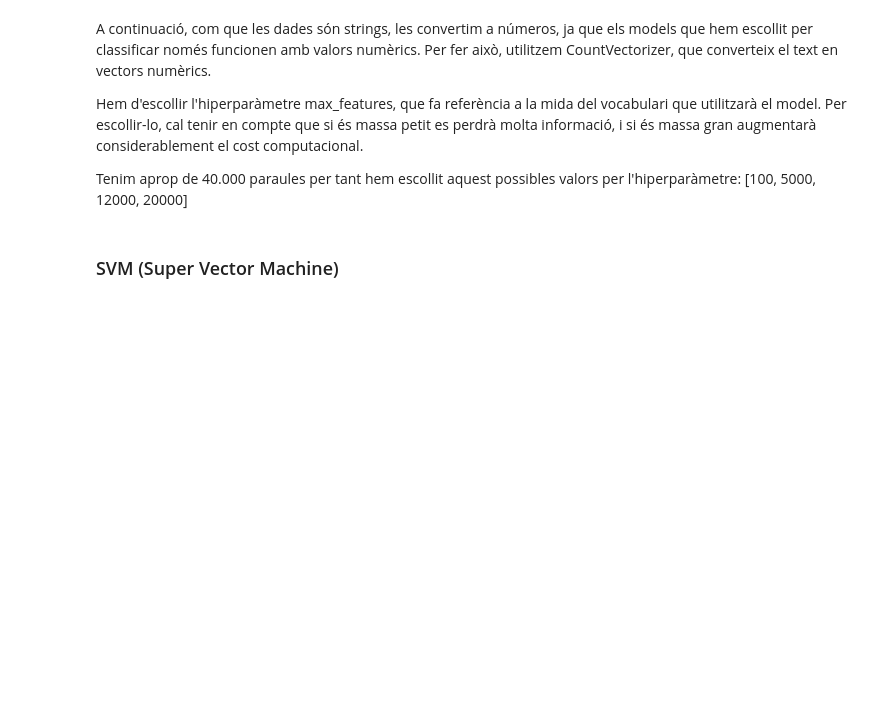
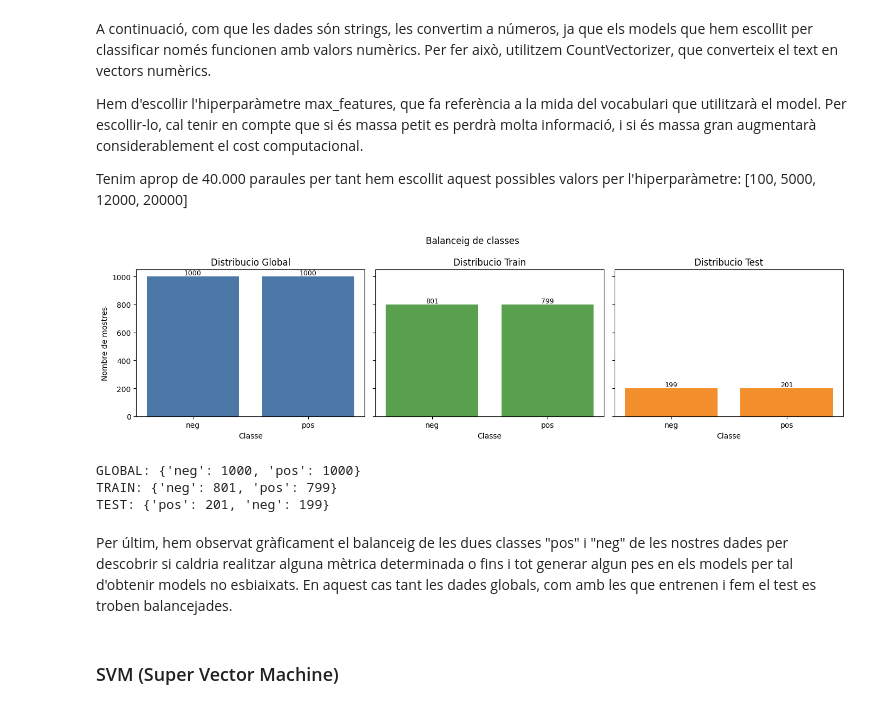
Before and after one commit to ashlieventura/Practica_2_plh, a Jupyter notebook: practica_2.ipynb, the cells around one changed output. Cells and saved outputs as stored; diff of their text form; code cells hidden in the pictures; blank space fills up the shorter version.

```diff
--- a/practica_2.ipynb
+++ b/practica_2.ipynb
@@ -91,6 +91,52 @@ A continuació, com que les dades són strings, les convertim a números, ja que
 Hem d'escollir l'hiperparàmetre max_features, que fa referència a la mida del vocabulari que utilitzarà el model. Per escollir-lo, cal tenir en compte que si és massa petit es perdrà molta informació, i si és massa gran augmentarà considerablement el cost computacional.
 
 Tenim aprop de 40.000 paraules per tant hem escollit aquest possibles valors per l'hiperparàmetre: [100, 5000, 12000, 20000]
+# %%
+# Comprovacio de balanc de classes (global, train i test)
+from collections import Counter
+import matplotlib.pyplot as plt
+
+global_counts = Counter(labels)
+train_counts = Counter(y_train)
+test_counts = Counter(y_test)
+
+classes = sorted(global_counts.keys())
+global_values = [global_counts.get(c, 0) for c in classes]
+train_values = [train_counts.get(c, 0) for c in classes]
+test_values = [test_counts.get(c, 0) for c in classes]
+
+fig, axes = plt.subplots(1, 3, figsize=(14, 4), sharey=True)
+
+axes[0].bar(classes, global_values, color="#4C78A8")
+axes[0].set_title("Distribucio Global")
+axes[0].set_ylabel("Nombre de mostres")
+
+axes[1].bar(classes, train_values, color="#59A14F")
+axes[1].set_title("Distribucio Train")
+
+axes[2].bar(classes, test_values, color="#F28E2B")
+axes[2].set_title("Distribucio Test")
+
+for ax, vals in zip(axes, [global_values, train_values, test_values]):
+    for i, v in enumerate(vals):
+        ax.text(i, v, str(v), ha="center", va="bottom", fontsize=9)
+    ax.set_xlabel("Classe")
+
+plt.suptitle("Balanceig de classes")
+plt.tight_layout()
+plt.show()
+
+print("GLOBAL:", dict(global_counts))
+print("TRAIN:", dict(train_counts))
+print("TEST:", dict(test_counts))
+# %% [output]
+[figure, added]
+GLOBAL: {'neg': 1000, 'pos': 1000}
+TRAIN: {'neg': 801, 'pos': 799}
+TEST: {'pos': 201, 'neg': 199}
+# %% [markdown]
+Per últim, hem observat gràficament el balanceig de les dues classes "pos" i "neg" de les nostres dades per descobrir si caldria realitzar alguna mètrica determinada o fins i tot generar algun pes en els models per tal d'obtenir models no esbiaixats.
+En aquest cas tant les dades globals, com amb les que entrenen i fem el test es troben balancejades.
 # %% [markdown]
 ### SVM (Super Vector Machine)
 # %% [markdown]
```
Also changed, not shown: parts of 9 cells of this notebook.
